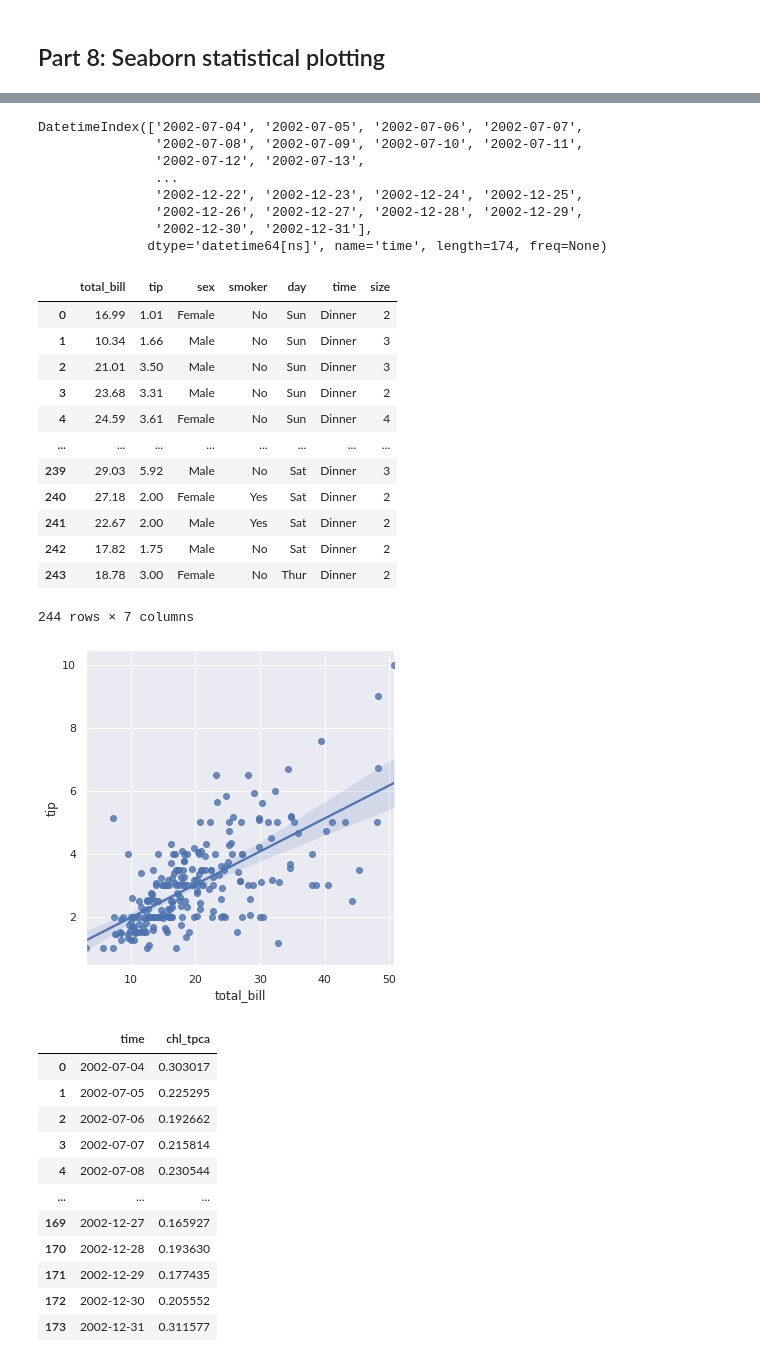
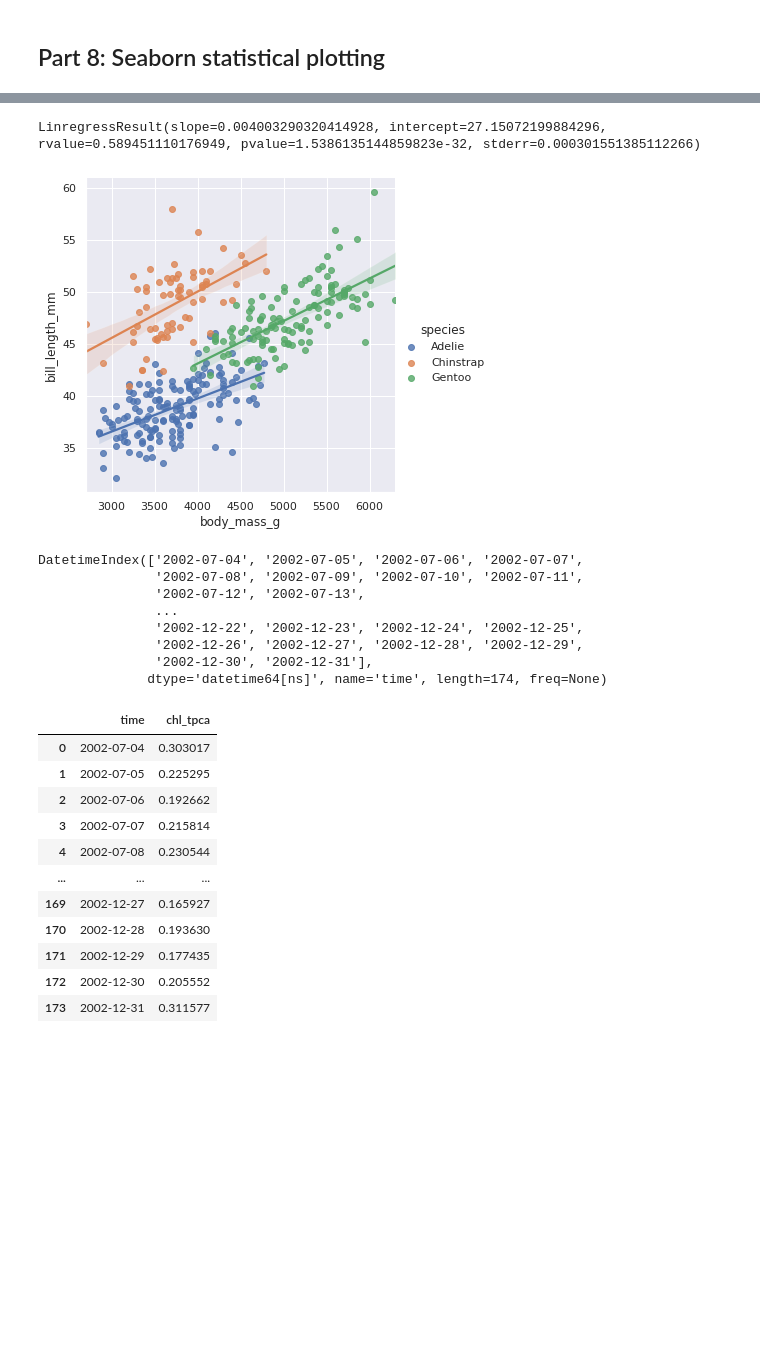
Before and after one commit to datatas/DT-introduction-to-scientific-python, a Jupyter notebook: Introduction_to_scientific_python.ipynb, the cells around one changed output, grey strips where cells are left out. Drawn from its saved outputs; the diff is of its cells as text; code cells hidden in the pictures; blank space fills up the shorter version.

```diff
--- a/Introduction_to_scientific_python.ipynb
+++ b/Introduction_to_scientific_python.ipynb
@@ -507,3 +583,16 @@ sns.relplot(
+# %%
+#Create a visualization
+sns.lmplot(
+    data=penguins,
+    x="body_mass_g", y="bill_length_mm", hue="species")
+#But we will need to calculate the coefficients ourselves using scipy.stats.linregress
+#This code will drop na values because linregress doesn't like them.
+#Will only calculate all penguins, not split by species. Bonus question is how to calculate the different ones, and also how to put text on the plot
+penguin_data=penguins.dropna()
+scipy.stats.linregress(penguin_data.body_mass_g,penguin_data.bill_length_mm) #All penguins without NaN
+# %% [output]
+LinregressResult(slope=0.004003290320414928, intercept=27.15072199884296, rvalue=0.589451110176949, pvalue=1.5386135144859823e-32, stderr=0.000301551385112266)
+[figure, added]
 # %%
 nics_chlorophyll.mean(dim=['lat','lon']).to_dataframe()['chl_tpca'].index
 # %% [output]
@@ -515,27 +604,6 @@ DatetimeIndex(['2002-07-04', '2002-07-05', '2002-07-06', '2002-07-07',
                '2002-12-26', '2002-12-27', '2002-12-28', '2002-12-29',
                '2002-12-30', '2002-12-31'],
               dtype='datetime64[ns]', name='time', length=174, freq=None)
-# %%
-sns.lmplot(
-    data=tips,
-    x="total_bill", y="tip"
-)
-tips
-# %% [output]
-|  | total_bill | tip | sex | smoker | day | time | size |
-| 0 | 16.99 | 1.01 | Female | No | Sun | Dinner | 2 |
-| 1 | 10.34 | 1.66 | Male | No | Sun | Dinner | 3 |
-| 2 | 21.01 | 3.50 | Male | No | Sun | Dinner | 3 |
-| 3 | 23.68 | 3.31 | Male | No | Sun | Dinner | 2 |
-| 4 | 24.59 | 3.61 | Female | No | Sun | Dinner | 4 |
-| ... | ... | ... | ... | ... | ... | ... | ... |
-| 239 | 29.03 | 5.92 | Male | No | Sat | Dinner | 3 |
-| 240 | 27.18 | 2.00 | Female | Yes | Sat | Dinner | 2 |
-| 241 | 22.67 | 2.00 | Male | Yes | Sat | Dinner | 2 |
-| 242 | 17.82 | 1.75 | Male | No | Sat | Dinner | 2 |
-| 243 | 18.78 | 3.00 | Female | No | Thur | Dinner | 2 |
-244 rows × 7 columns
-[figure, removed]
 # %%
 chl_pandas=nics_chlorophyll.mean(dim=['lat','lon']).to_dataframe()
 chl_pandas.reset_index(level=0, inplace=True)
```
Also changed, not shown: parts of 20 cells of this notebook.
